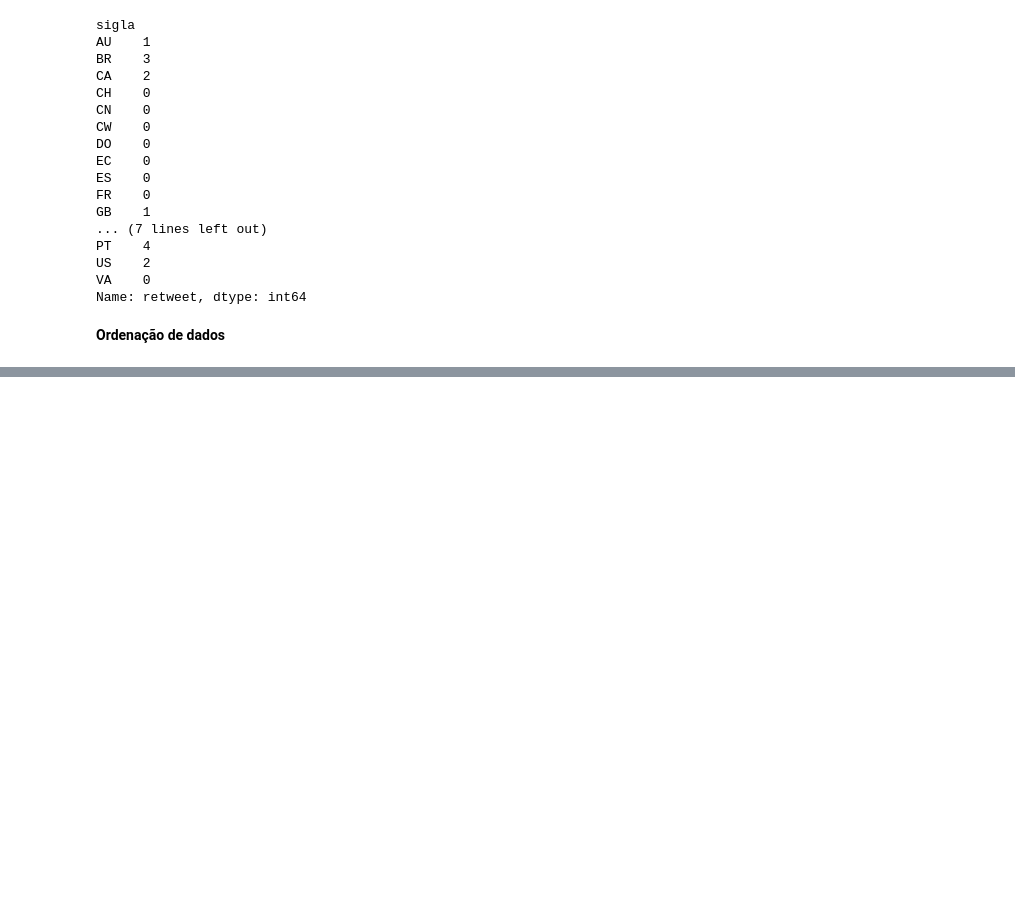
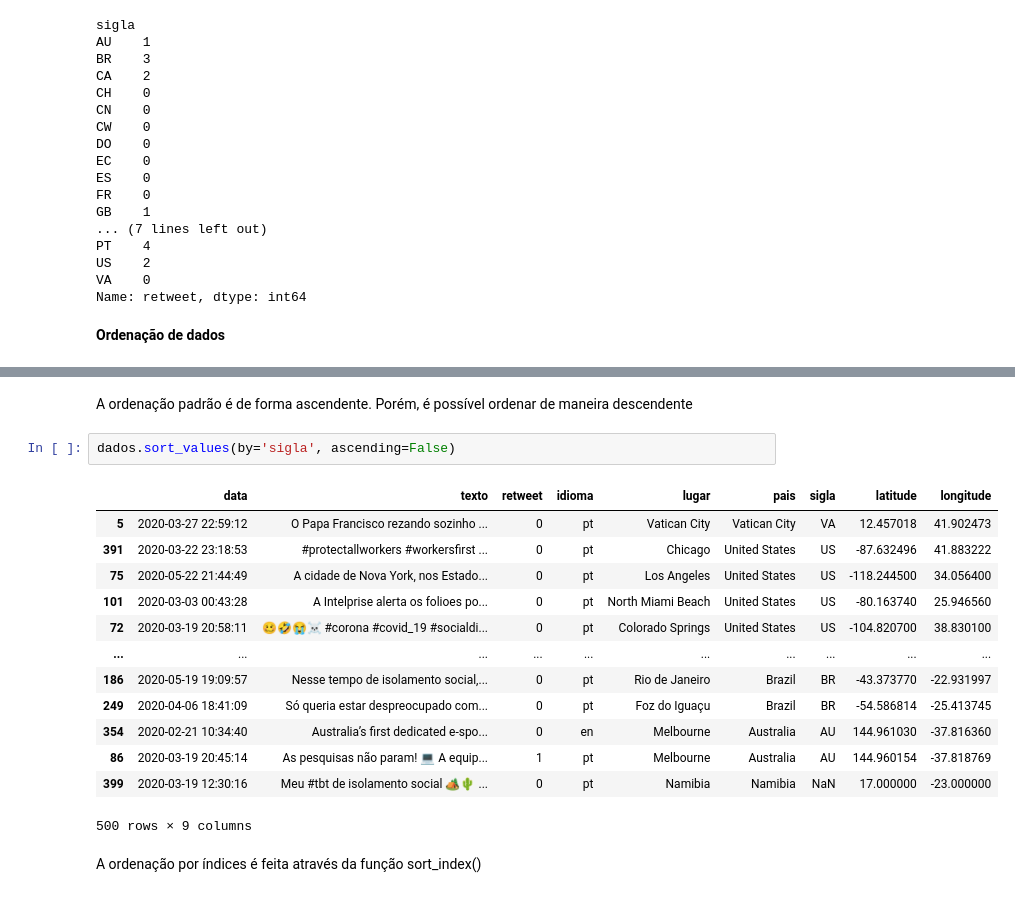
Before and after one commit to RubenSicchar/Lab-de-Ci-ncia-de-Dados-com-Python-e-Pandas, a Jupyter notebook: Untitled6.ipynb, the cells around one changed output, grey strips where cells are left out. Saved outputs shown, nothing was run; the diff lists cells and outputs as text; blank space fills up the shorter version.

```diff
--- a/Untitled6.ipynb
+++ b/Untitled6.ipynb
@@ -504,0 +523,20 @@ Name: retweet, dtype: int64
+# %% [markdown]
+A ordenação padrão é de forma ascendente. Porém, é possível ordenar de maneira descendente
+# %%
+dados.sort_values(by='sigla', ascending=False)
+# %% [output]
+|  | data | texto | retweet | idioma | lugar | pais | sigla | latitude | longitude |
+| 5 | 2020-03-27 22:59:12 | O Papa Francisco rezando sozinho ... | 0 | pt | Vatican City | Vatican City | VA | 12.457018 | 41.902473 |
+| 391 | 2020-03-22 23:18:53 | #protectallworkers #workersfirst ... | 0 | pt | Chicago | United States | US | -87.632496 | 41.883222 |
+| 75 | 2020-05-22 21:44:49 | A cidade de Nova York, nos Estado... | 0 | pt | Los Angeles | United States | US | -118.244500 | 34.056400 |
+| 101 | 2020-03-03 00:43:28 | A Intelprise alerta os folioes po... | 0 | pt | North Miami Beach | United States | US | -80.163740 | 25.946560 |
+| 72 | 2020-03-19 20:58:11 | 🥴🤣😭☠️ #corona #covid_19 #socialdi... | 0 | pt | Colorado Springs | United States | US | -104.820700 | 38.830100 |
+| ... | ... | ... | ... | ... | ... | ... | ... | ... | ... |
+| 186 | 2020-05-19 19:09:57 | Nesse tempo de isolamento social,... | 0 | pt | Rio de Janeiro | Brazil | BR | -43.373770 | -22.931997 |
+| 249 | 2020-04-06 18:41:09 | Só queria estar despreocupado com... | 0 | pt | Foz do Iguaçu | Brazil | BR | -54.586814 | -25.413745 |
+| 354 | 2020-02-21 10:34:40 | Australia’s first dedicated e-spo... | 0 | en | Melbourne | Australia | AU | 144.961030 | -37.816360 |
+| 86 | 2020-03-19 20:45:14 | As pesquisas não param! 💻 A equip... | 1 | pt | Melbourne | Australia | AU | 144.960154 | -37.818769 |
+| 399 | 2020-03-19 12:30:16 | Meu #tbt de isolamento social 🏕🌵 ... | 0 | pt | Namibia | Namibia | NaN | 17.000000 | -23.000000 |
+500 rows × 9 columns
+# %% [markdown]
+A ordenação por índices é feita através da função sort_index()
```
Also changed, not shown: parts of 41 cells of this notebook.
